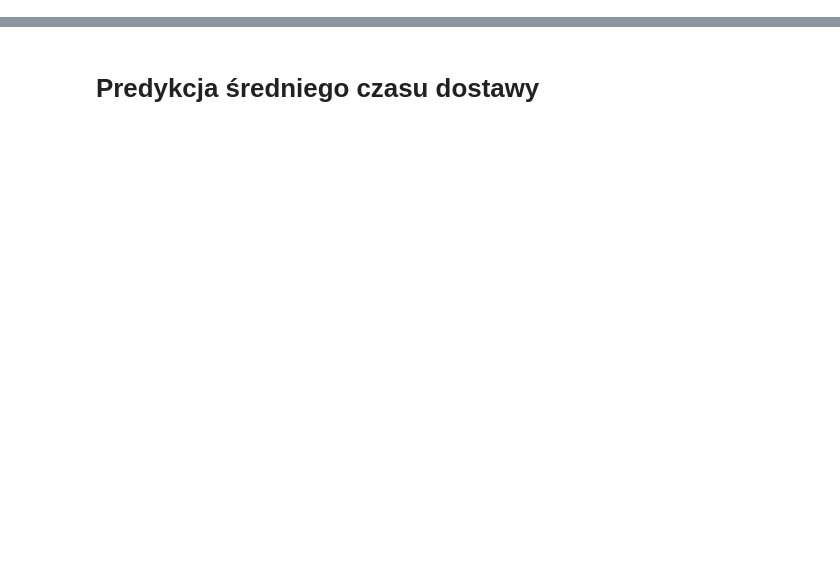
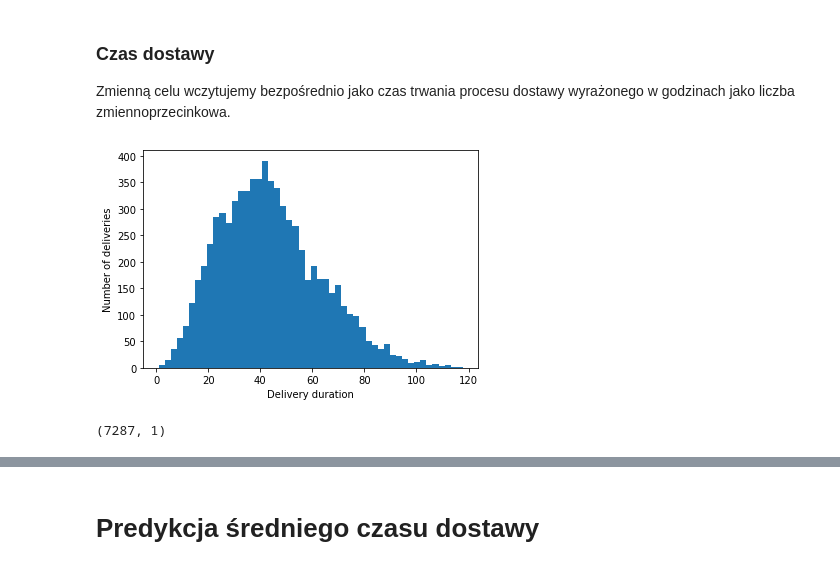
Before and after one commit to plibera/IUM_Project, a Jupyter notebook: models.ipynb, the cells around one changed output, grey strips where cells are left out. Saved outputs shown, nothing was run; the diff lists cells and outputs as text; code cells hidden in the pictures; blank space fills up the shorter version.

Commit message:
Add models training process

```diff
--- a/models.ipynb
+++ b/models.ipynb
@@ -287,0 +270,11 @@ print(testLabels.shape)
+# %% [markdown]
+### Czas dostawy
+
+Zmienną celu wczytujemy bezpośrednio jako czas trwania procesu dostawy wyrażonego w godzinach jako liczba zmiennoprzecinkowa.
+# %%
+deliveryTimes = pysqldf("SELECT delivery_time_h FROM extendedDataDF;").to_numpy()
+attributeHist(deliveryTimes, bins=50, xlabel="Delivery duration")
+print(deliveryTimes.shape)
+# %% [output]
+[figure, added]
+(7287, 1)
```
Also changed, not shown: parts of 81 cells of this notebook, 6 other files.
